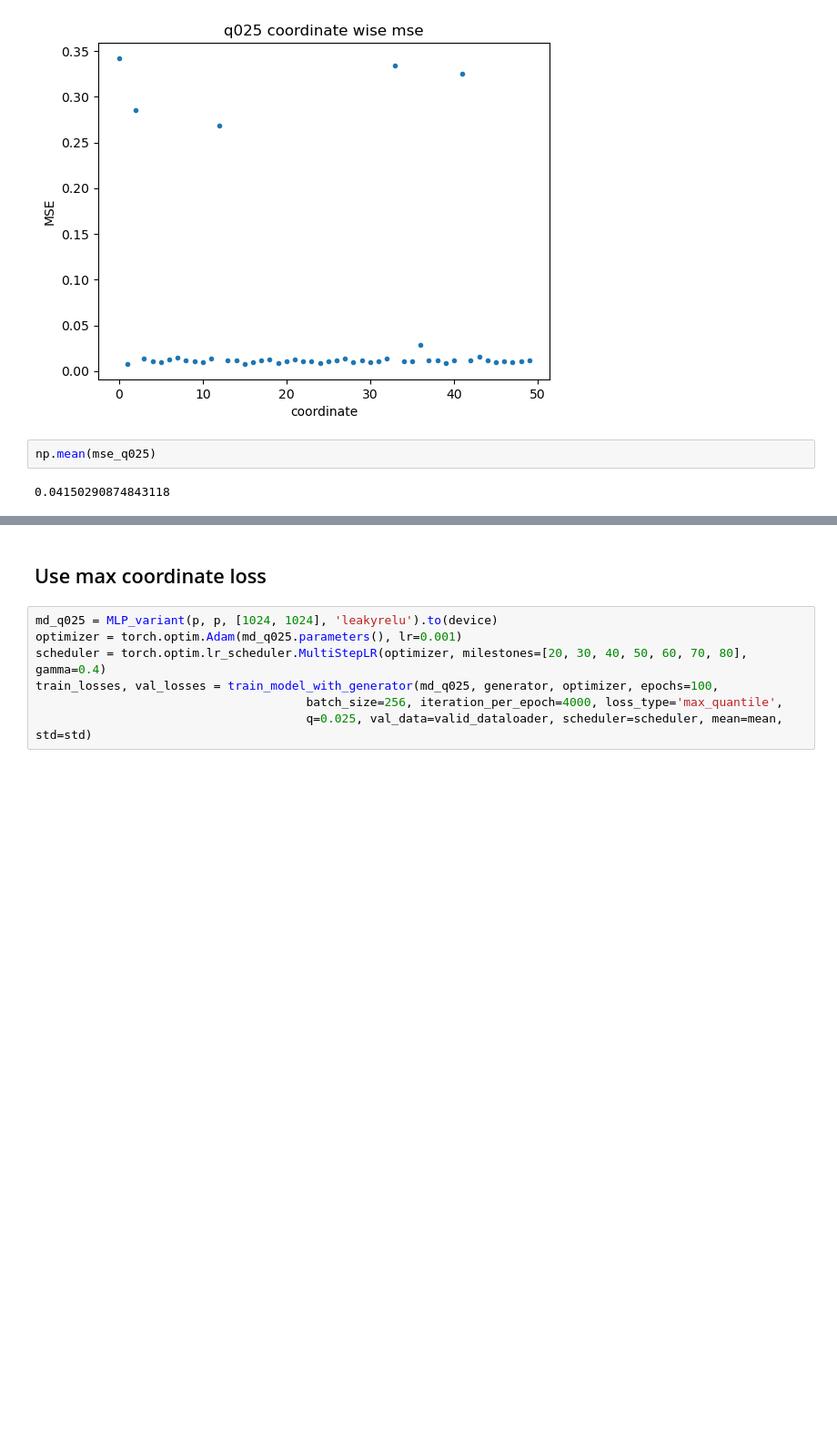
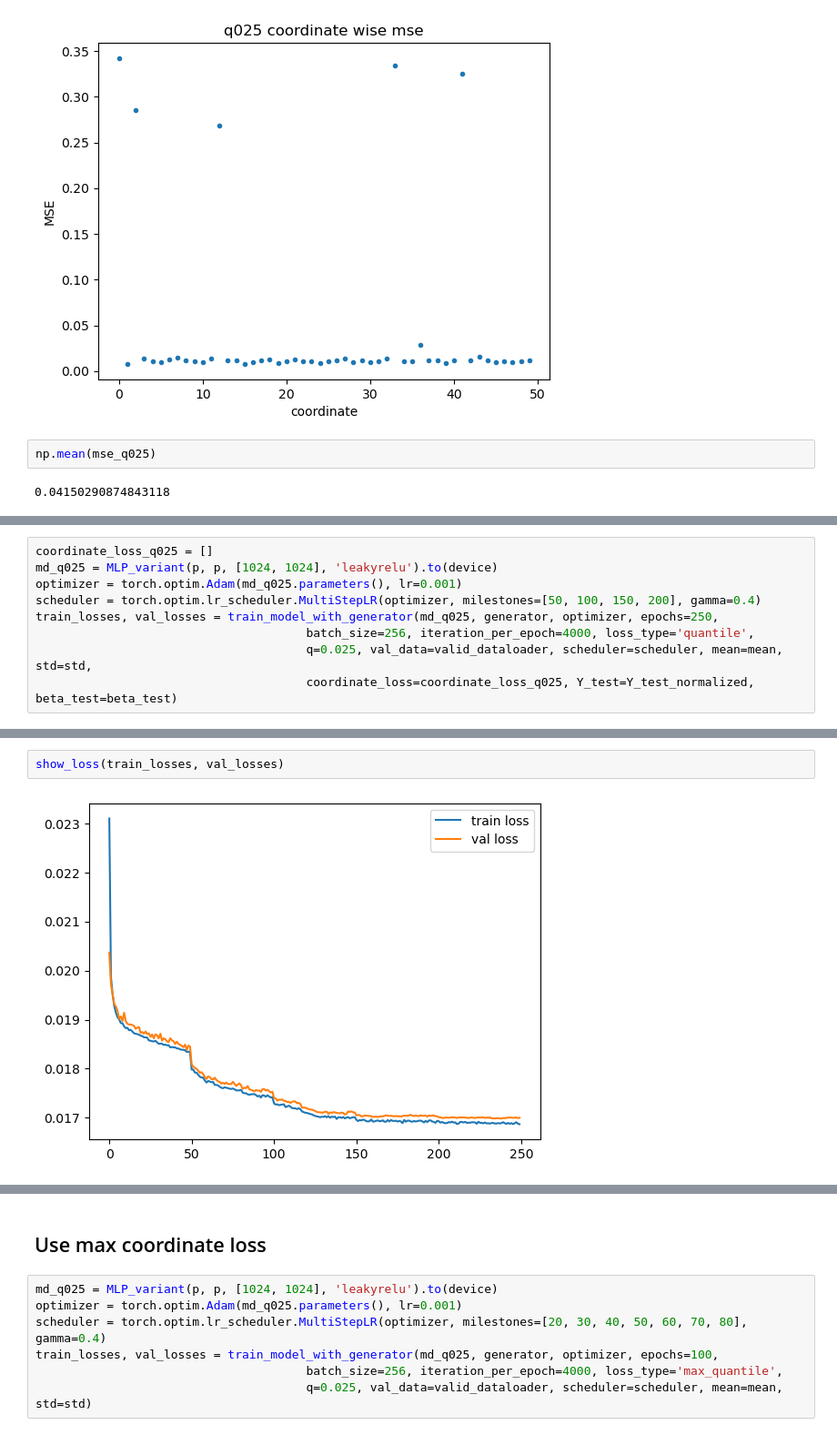
Before and after one commit to glory-99/simulation-based-inference, a Jupyter notebook: dynamic.ipynb, the cells around one changed output, grey strips where cells are left out. Shown at 91% size. Cells and saved outputs as stored; diff of their text form; blank space fills up the shorter version.

```diff
--- a/dynamic.ipynb
+++ b/dynamic.ipynb
@@ -780,0 +783,9 @@ np.mean(mse_q025)
+# %%
+coordinate_loss_q025 = []
+md_q025 = MLP_variant(p, p, [1024, 1024], 'leakyrelu').to(device)
+optimizer = torch.optim.Adam(md_q025.parameters(), lr=0.001)
+scheduler = torch.optim.lr_scheduler.MultiStepLR(optimizer, milestones=[50, 100, 150, 200], gamma=0.4)
+train_losses, val_losses = train_model_with_generator(md_q025, generator, optimizer, epochs=250,
+                                      batch_size=256, iteration_per_epoch=4000, loss_type='quantile',
+                                      q=0.025, val_data=valid_dataloader, scheduler=scheduler, mean=mean, std=std,
+                                      coordinate_loss=coordinate_loss_q025, Y_test=Y_test_normalized, beta_test=beta_test)
@@ -780,0 +810,4 @@ np.mean(mse_q025)
+# %%
+show_loss(train_losses, val_losses)
+# %% [output]
+[figure, added]
```
Also changed, not shown: parts of 4 cells of this notebook.
